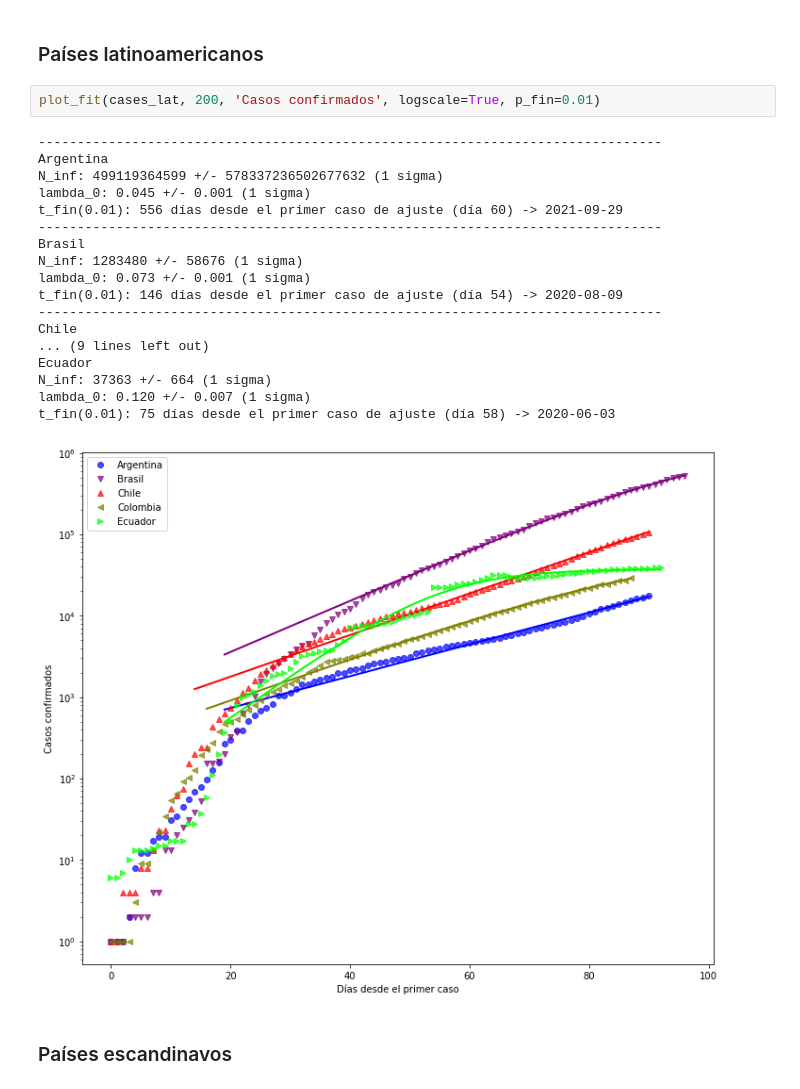
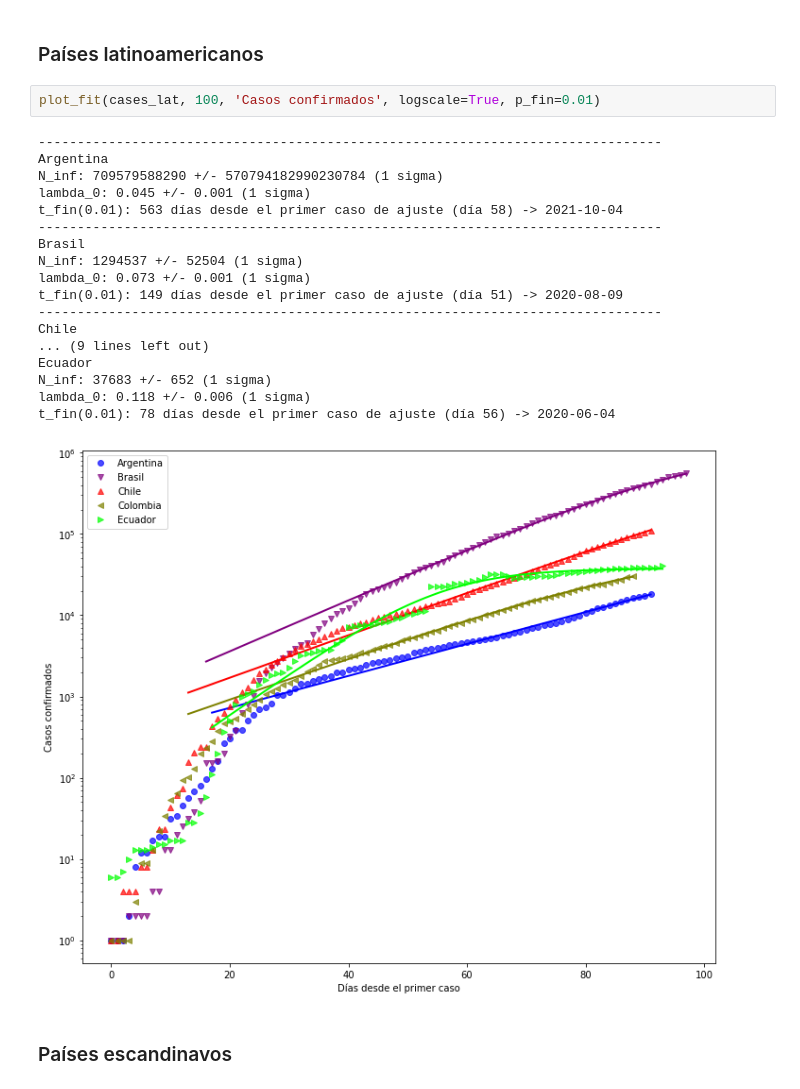
Before and after one commit to manuxch/logistic-covid19, a Jupyter notebook: Logistic_model_COVID-19.ipynb, the cells around one changed output. Cells and saved outputs as stored; diff of their text form.

Commit message:
Actualización diaria de visualizaciones, ajustes y registros

```diff
--- a/Logistic_model_COVID-19.ipynb
+++ b/Logistic_model_COVID-19.ipynb
@@ -203,26 +203,26 @@ t_fin(0.01): 104 días desde el primer caso de ajuste (día 49) -> 2020-06-23
 # %% [markdown]
 ### Países latinoamericanos
 # %%
-plot_fit(cases_lat, 200, 'Casos confirmados', logscale=True, p_fin=0.01)
+plot_fit(cases_lat, 100, 'Casos confirmados', logscale=True, p_fin=0.01)
 # %% [output]
 --------------------------------------------------------------------------------
 Argentina
-N_inf: 499119364599 +/- 578337236502677632 (1 sigma)
+N_inf: 709579588290 +/- 570794182990230784 (1 sigma)
 lambda_0: 0.045 +/- 0.001 (1 sigma)
-t_fin(0.01): 556 días desde el primer caso de ajuste (día 60) -> 2021-09-29
+t_fin(0.01): 563 días desde el primer caso de ajuste (día 58) -> 2021-10-04
 --------------------------------------------------------------------------------
 Brasil
-N_inf: 1283480 +/- 58676 (1 sigma)
+N_inf: 1294537 +/- 52504 (1 sigma)
 lambda_0: 0.073 +/- 0.001 (1 sigma)
-t_fin(0.01): 146 días desde el primer caso de ajuste (día 54) -> 2020-08-09
+t_fin(0.01): 149 días desde el primer caso de ajuste (día 51) -> 2020-08-09
 --------------------------------------------------------------------------------
 Chile
 ... (9 lines left out)
 Ecuador
-N_inf: 37363 +/- 664 (1 sigma)
-lambda_0: 0.120 +/- 0.007 (1 sigma)
-t_fin(0.01): 75 días desde el primer caso de ajuste (día 58) -> 2020-06-03
+N_inf: 37683 +/- 652 (1 sigma)
+lambda_0: 0.118 +/- 0.006 (1 sigma)
+t_fin(0.01): 78 días desde el primer caso de ajuste (día 56) -> 2020-06-04
-[figure, old version]
+[figure, new version]
 # %% [markdown]
 ### Países escandinavos
 # %%
```
Also changed, not shown: parts of 8 cells of this notebook.
